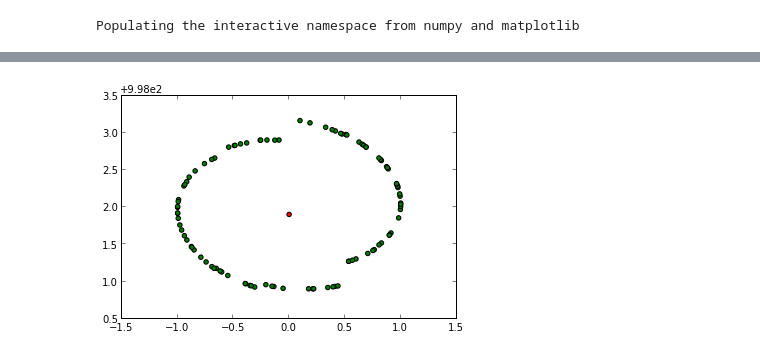
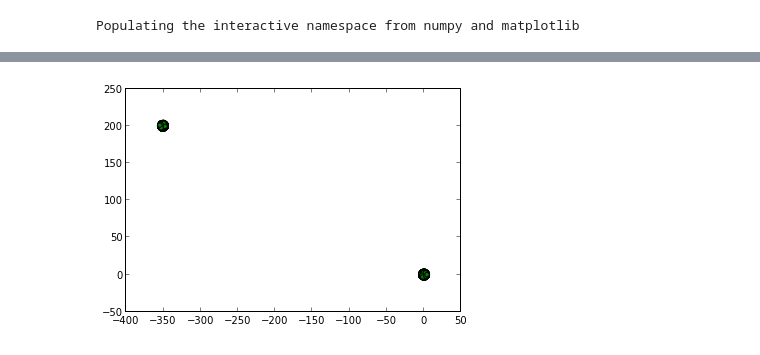
Before and after one commit to JuanRAlvarez/Tarea-6, a Jupyter notebook: Punto-3/Graphs.ipynb, the cells around one changed output, grey strips where cells are left out. Saved outputs shown, nothing was run; the diff lists cells and outputs as text; code cells hidden in the pictures.

```diff
--- a/Punto-3/Graphs.ipynb
+++ b/Punto-3/Graphs.ipynb
@@ -2,3 +2,10 @@
 %pylab inline
 # %% [output]
 Populating the interactive namespace from numpy and matplotlib
+# %%
+datos = np.loadtxt("IC.dat")
+daticos1 = np.loadtxt("1.dat")
+daticos2 = np.loadtxt("2.dat")
+daticos3 = np.loadtxt("3.dat")
+daticos4 = np.loadtxt("4.dat")
+daticos5 = np.loadtxt("5.dat")
@@ -4,0 +54,16 @@ Populating the interactive namespace from numpy and matplotlib
+# %%
+m = np.shape(daticos1)[0]
+
+for i in range(m):
+    if (datos[i,0] == -1):
+        scatter(daticos4[i,1],daticos4[i,2],c='r')
+    else:
+        scatter(daticos4[i,1],daticos4[i,2],c='g')
+
+m = np.shape(daticos2)[0]
+
+for i in range(m):
+    if (datos[i,0] == -1):
+        scatter(daticos5[i,1],daticos5[i,2],c='r')
+    else:
+        scatter(daticos5[i,1],daticos5[i,2],c='g')
@@ -5,6 +75,5 @@ Populating the interactive namespace from numpy and matplotlib
 # %%
-datos = np.loadtxt("IC.dat")
-daticos = np.loadtxt("3cuerpos.dat")
+datos = np.loadtxt("Conds.dat")
 # %%
 N = np.shape(datos)[0]
 
@@ -18,10 +87,16 @@ for i in range(N):
+# %%
+daticos1 = np.loadtxt("1.dat")
+daticos2 = np.loadtxt("2.dat")
+daticos3 = np.loadtxt("3.dat")
+daticos4 = np.loadtxt("4.dat")
+daticos5 = np.loadtxt("5.dat")
 # %%
-m = np.shape(daticos)[0]
+m1 = np.shape(daticos1)[0]
 
-for i in range(m):
+for i in range(m1):
     if (datos[i,0] == -1):
-        scatter(daticos[i,1],daticos[i,2],c='r')
+        scatter(daticos5[i,1],daticos1[i,2],c='r')
     else:
-        scatter(daticos[i,1],daticos[i,2],c='g')
+        scatter(daticos5[i,1],daticos1[i,2],c='g')
 # %% [output]
-[figure, old version]
+[figure, new version]
```
Also changed, not shown: parts of 4 cells of this notebook, 21 other files.
